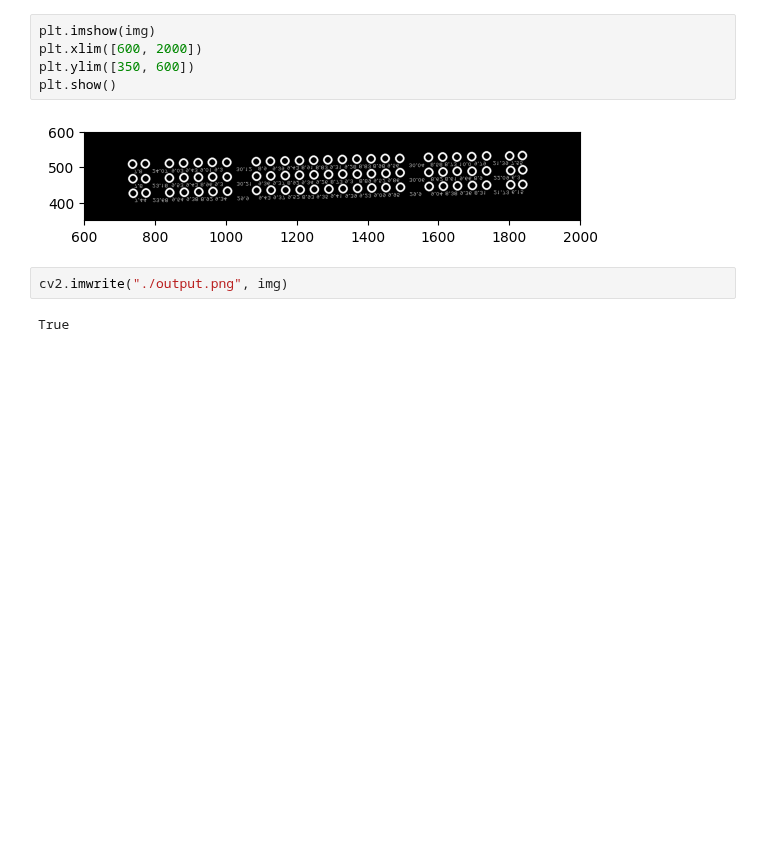
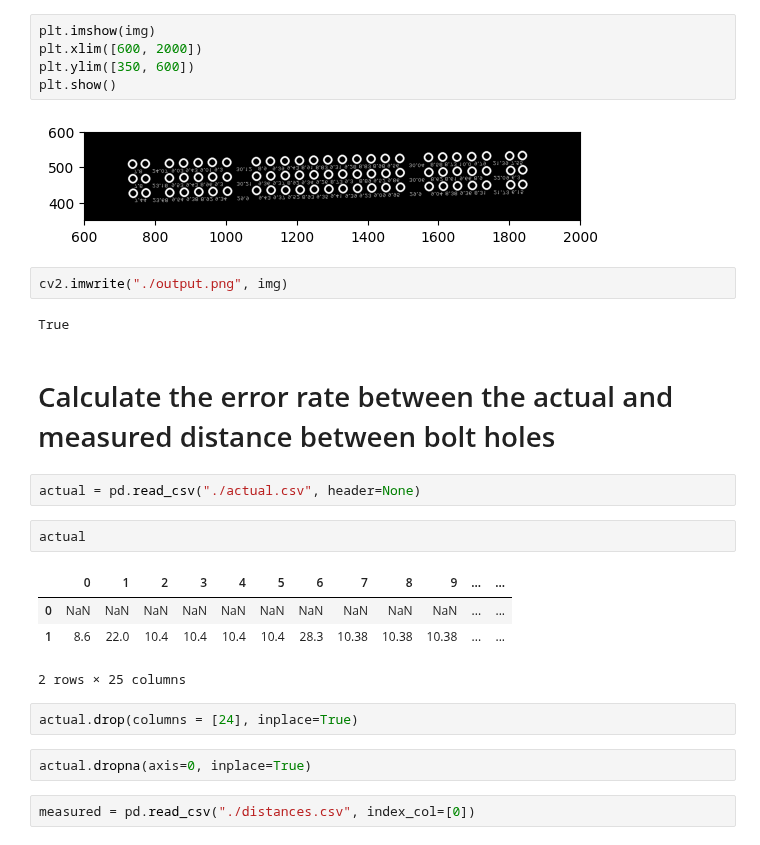
Before and after one commit to enfycius/Bolts, a Jupyter notebook: analysis_distances.ipynb, the cells around one changed output. Saved outputs shown, nothing was run; the diff lists cells and outputs as text; blank space fills up the shorter version.

```diff
--- a/analysis_distances.ipynb
+++ b/analysis_distances.ipynb
@@ -112,3 +112,20 @@ plt.show()
 cv2.imwrite("./output.png", img)
 # %% [output]
 True
+# %% [markdown]
+# Calculate the error rate between the actual and measured distance between bolt holes
+# %%
+actual = pd.read_csv("./actual.csv", header=None)
+# %%
+actual
+# %% [output]
+|  | 0 | 1 | 2 | 3 | 4 | 5 | 6 | 7 | 8 | 9 | ... | ... |
+| 0 | NaN | NaN | NaN | NaN | NaN | NaN | NaN | NaN | NaN | NaN | ... | ... |
+| 1 | 8.6 | 22.0 | 10.4 | 10.4 | 10.4 | 10.4 | 28.3 | 10.38 | 10.38 | 10.38 | ... | ... |
+2 rows × 25 columns
+# %%
+actual.drop(columns = [24], inplace=True)
+# %%
+actual.dropna(axis=0, inplace=True)
+# %%
+measured = pd.read_csv("./distances.csv", index_col=[0])
```
Also changed, not shown: parts of 9 cells of this notebook.
